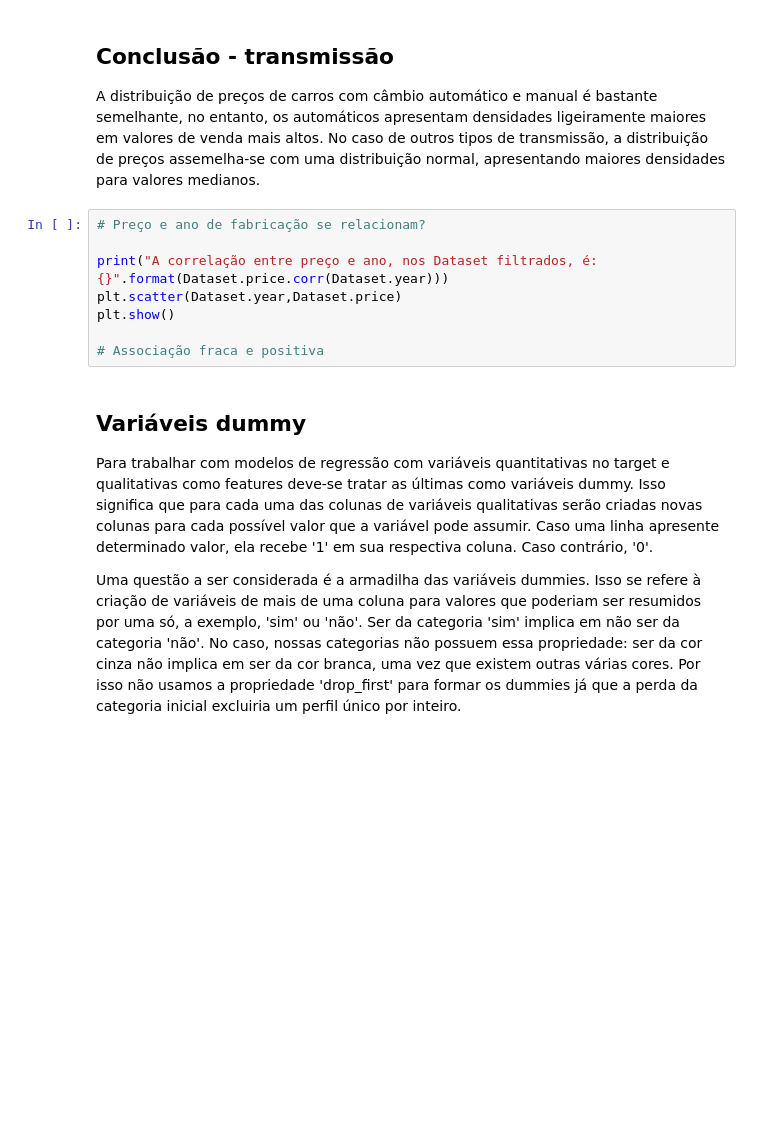
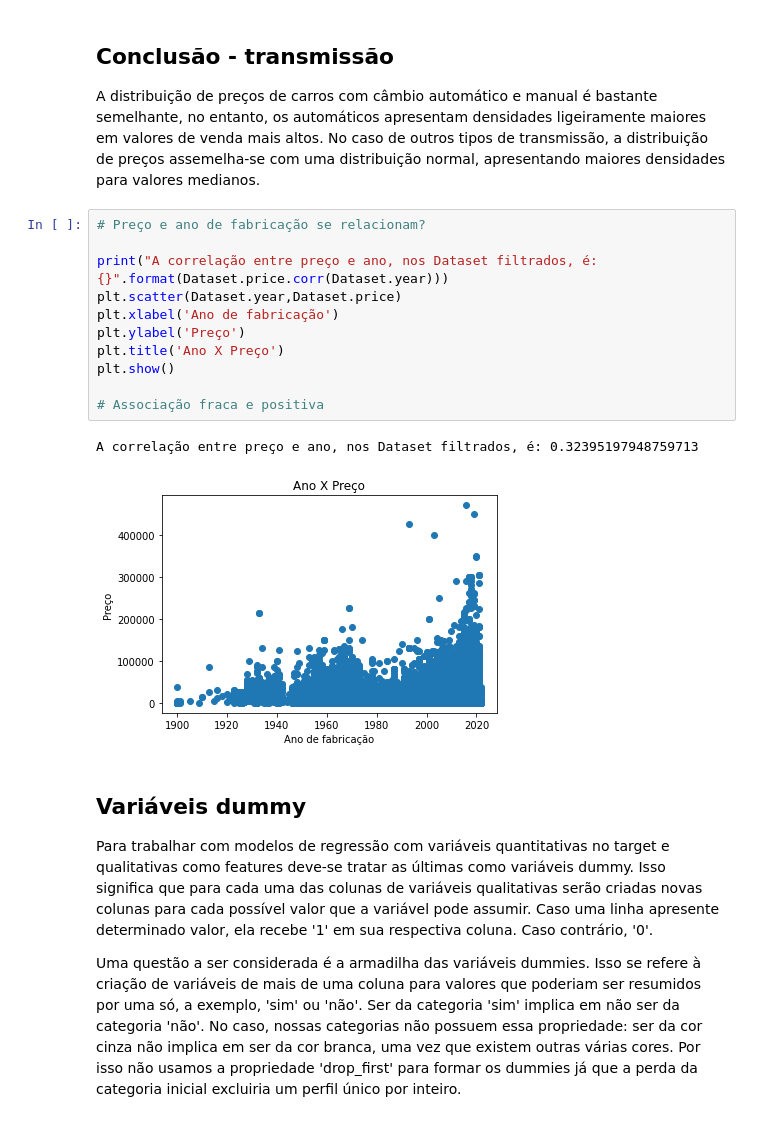
Before and after one commit to MekhyW/Car-Resell-Price-Predictor, a Jupyter notebook: Predictor.ipynb, the cells around one changed output. Cells and saved outputs as stored; diff of their text form; blank space fills up the shorter version.

```diff
--- a/Predictor.ipynb
+++ b/Predictor.ipynb
@@ -175,11 +195,17 @@ No caso de outros tipos de transmissão, a distribuição de preços assemelha-s
 # %%
 # Preço e ano de fabricação se relacionam?
 
 print("A correlação entre preço e ano, nos Dataset filtrados, é: {}".format(Dataset.price.corr(Dataset.year)))
 plt.scatter(Dataset.year,Dataset.price)
+plt.xlabel('Ano de fabricação')
+plt.ylabel('Preço')
+plt.title('Ano X Preço')
 plt.show()
 
 # Associação fraca e positiva
+# %% [output]
+A correlação entre preço e ano, nos Dataset filtrados, é: 0.32395197948759713
+[figure, added]
 # %% [markdown]
 ## Variáveis dummy
 
```
Also changed, not shown: parts of 18 cells of this notebook.
